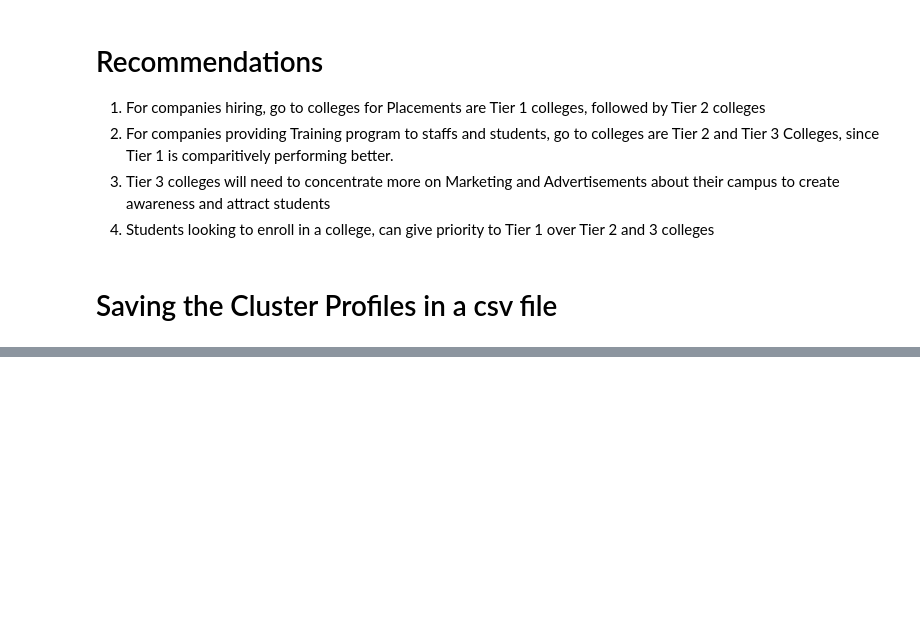
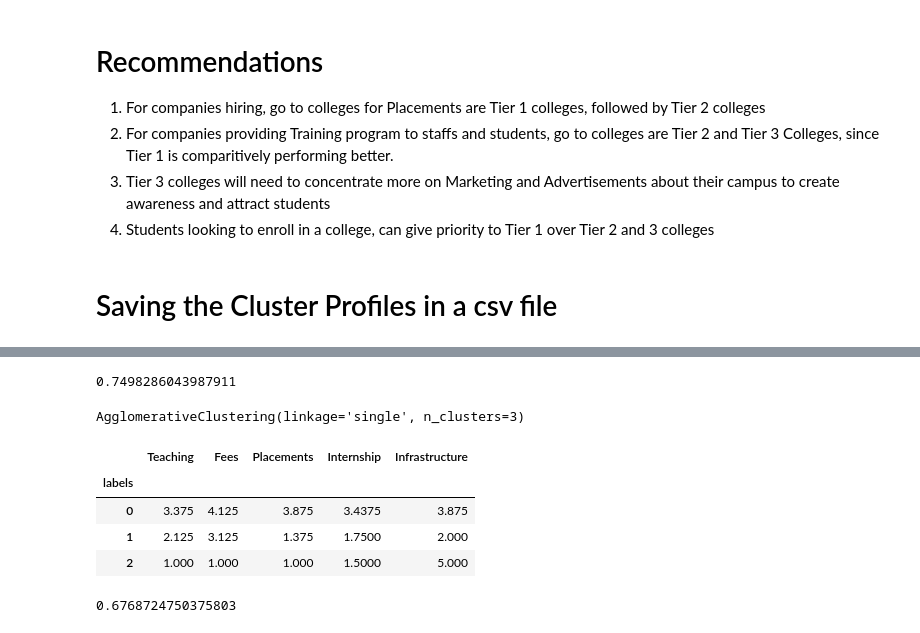
Before and after one commit to Rajesh2015/un-supervised-learning, a Jupyter notebook: Hierchical Clustering/Engg+College+Data_Hierarchial+Cluster_Solution_File.ipynb, the cells around one changed output, grey strips where cells are left out. Saved outputs shown, nothing was run; the diff lists cells and outputs as text; code cells hidden in the pictures; blank space fills up the shorter version.

```diff
--- a/Hierchical Clustering/Engg+College+Data_Hierarchial+Cluster_Solution_File.ipynb
+++ b/Hierchical Clustering/Engg+College+Data_Hierarchial+Cluster_Solution_File.ipynb
@@ -194,0 +237,28 @@ aggdata
+# %%
+Z = linkage(enggdata.iloc[:,1:7], metric='euclidean', method='average')
+c, coph_dists = cophenet(Z , pdist(enggdata.iloc[:,1:7]))
+
+c
+# %% [output]
+0.7498286043987911
+# %%
+agg_model_single = AgglomerativeClustering(n_clusters=3,metric='euclidean',linkage='single')
+agg_model_single.fit(enggdata.iloc[:,1:6])
+# %% [output]
+AgglomerativeClustering(linkage='single', n_clusters=3)
+# %%
+agg_data_sing=enggdata.iloc[:,1:7].groupby('labels').mean()
+agg_data_sing
+# %% [output]
+|  | Teaching | Fees | Placements | Internship | Infrastructure |
+| labels |  |  |  |  |  |
+| 0 | 3.375 | 4.125 | 3.875 | 3.4375 | 3.875 |
+| 1 | 2.125 | 3.125 | 1.375 | 1.7500 | 2.000 |
+| 2 | 1.000 | 1.000 | 1.000 | 1.5000 | 5.000 |
+# %%
+Z = linkage(enggdata.iloc[:,1:7], metric='euclidean', method='single')
+c, coph_dists = cophenet(Z , pdist(enggdata.iloc[:,1:7]))
+
+c
+# %% [output]
+0.6768724750375803
```
Also changed, not shown: parts of 8 cells of this notebook.
